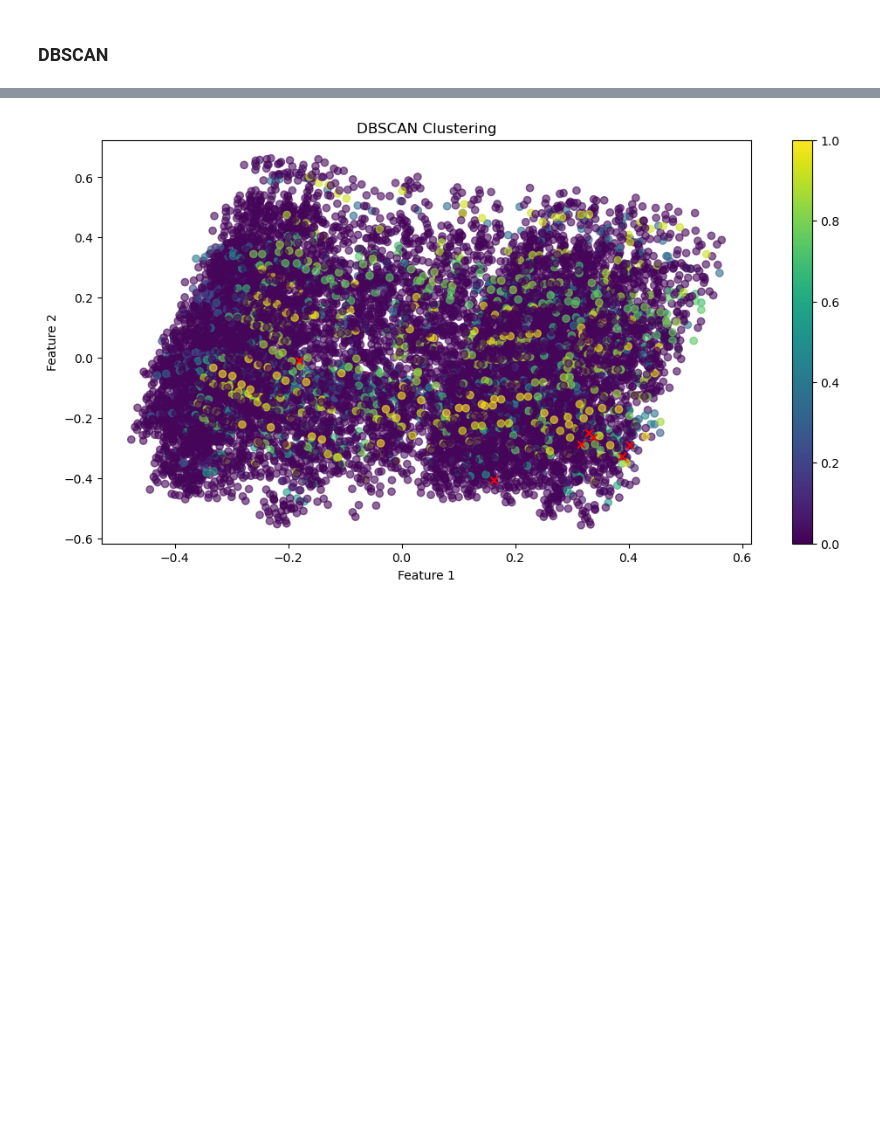
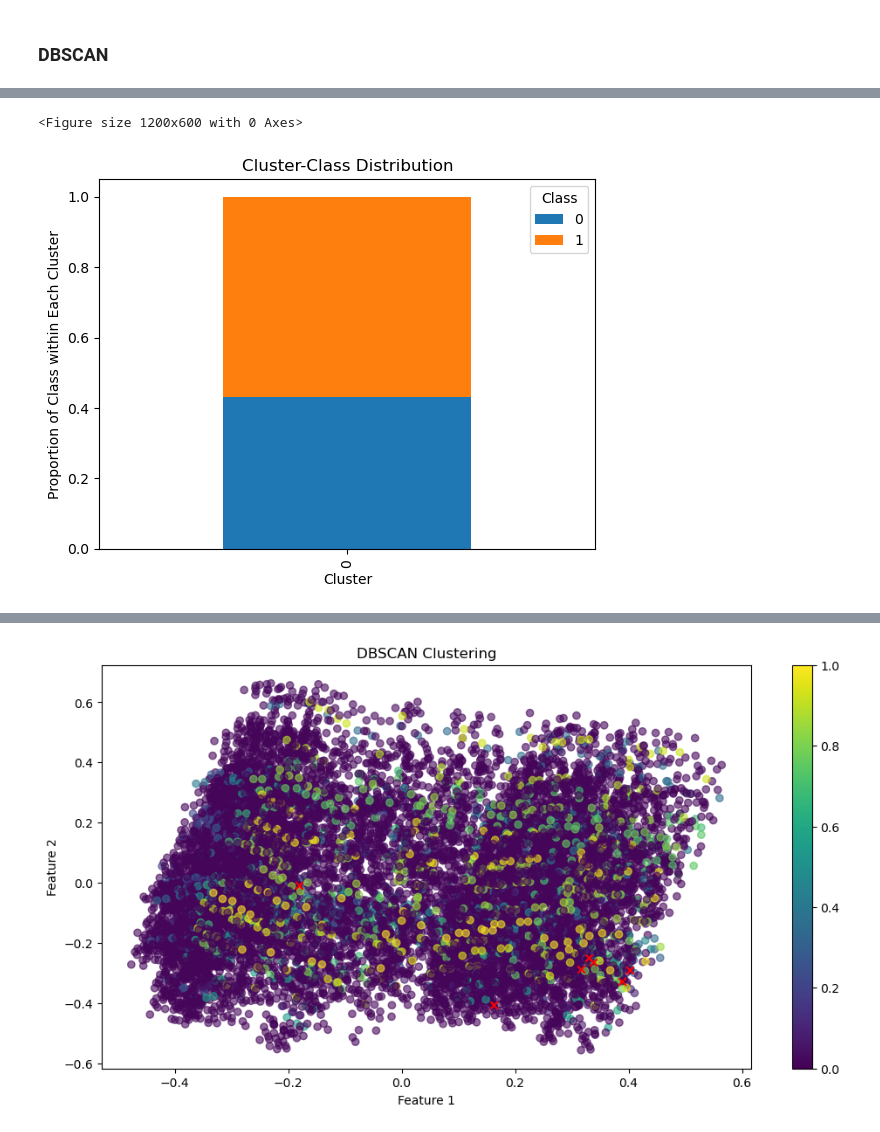
Before and after one commit to leobt23/Data_Mining, a Jupyter notebook: 2_clustering/c.ipynb, the cells around one changed output, grey strips where cells are left out. Drawn from its saved outputs; the diff is of its cells as text; code cells hidden in the pictures; blank space fills up the shorter version.

```diff
--- a/2_clustering/c.ipynb
+++ b/2_clustering/c.ipynb
@@ -487,3 +520,36 @@ F-Measure: 0.7411049451092288
+# %%
+import pandas as pd
+import seaborn as sns
+import matplotlib.pyplot as plt
+
+def plot_cluster_class_distribution(clusters, y, class_labels):
+    # Creating a DataFrame with cluster and class labels
+    df = pd.DataFrame({'Cluster': clusters, 'Class': y})
+
+    # Filtering out noise points
+    df = df[df['Cluster'] != -1]
+
+    # Calculating the distribution of classes within each cluster
+    cluster_class_distribution = df.groupby(['Cluster', 'Class']).size().unstack().fillna(0)
+
+    # Normalize the counts to get the proportion of each class in each cluster
+    cluster_class_distribution = cluster_class_distribution.div(cluster_class_distribution.sum(axis=1), axis=0)
+
+    # Plotting
+    plt.figure(figsize=(12, 6))
+    cluster_class_distribution.plot(kind='bar', stacked='True')
+    plt.title("Cluster-Class Distribution")
+    plt.xlabel("Cluster")
+    plt.ylabel("Proportion of Class within Each Cluster")
+    plt.legend(title='Class', loc='upper right')
+    plt.show()
+
+# Assuming 'y' is your response variable and it contains class labels
+class_labels = np.unique(y)  # Get unique class labels (e.g., [0, 1] for binary classes)
+plot_cluster_class_distribution(clusters, y, class_labels)
+# %% [output]
+<Figure size 1200x600 with 0 Axes>
+[figure, added]
 # %%
 # Post-processing DBSCAN clusters to merge into two groups
 
```
Also changed, not shown: parts of 8 cells of this notebook.
